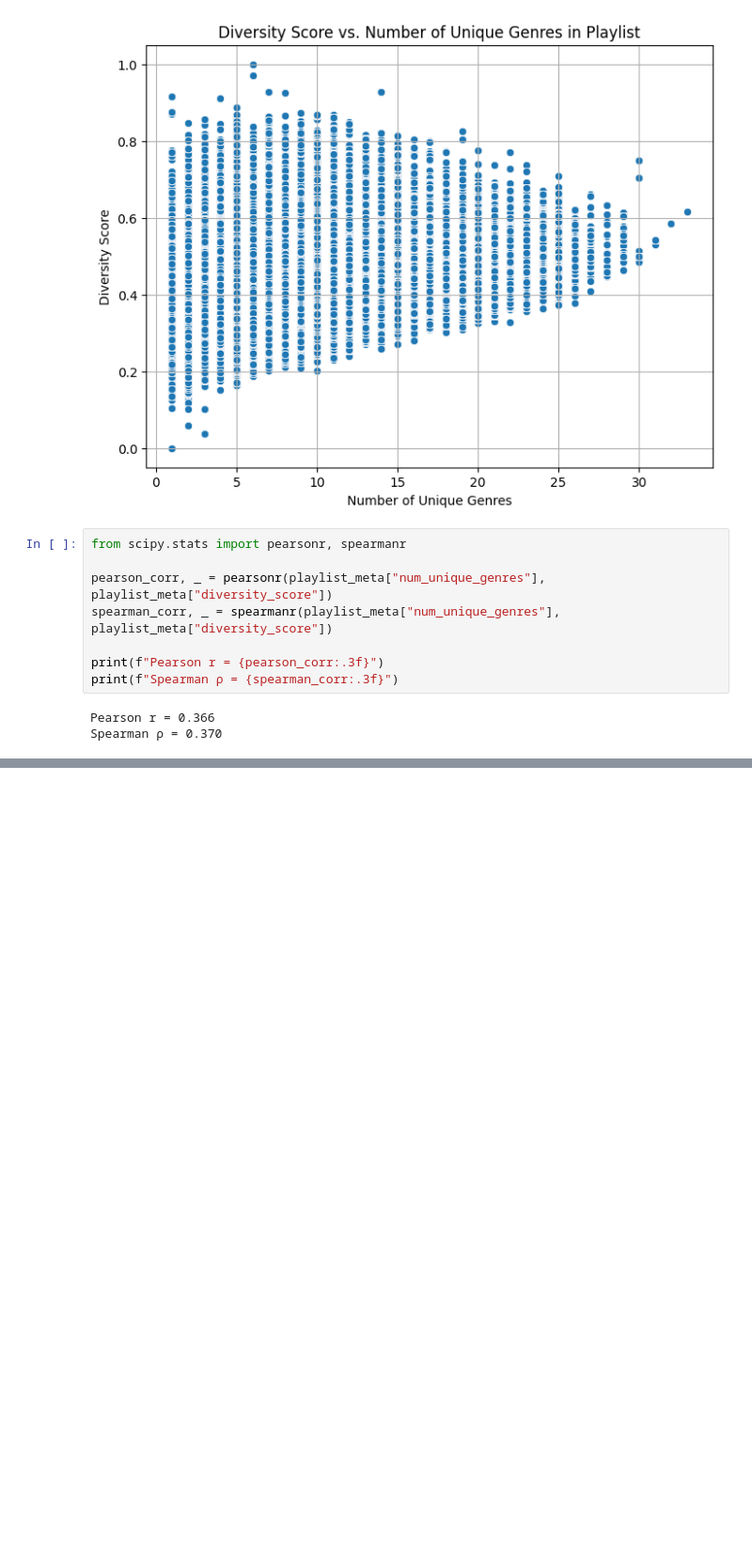
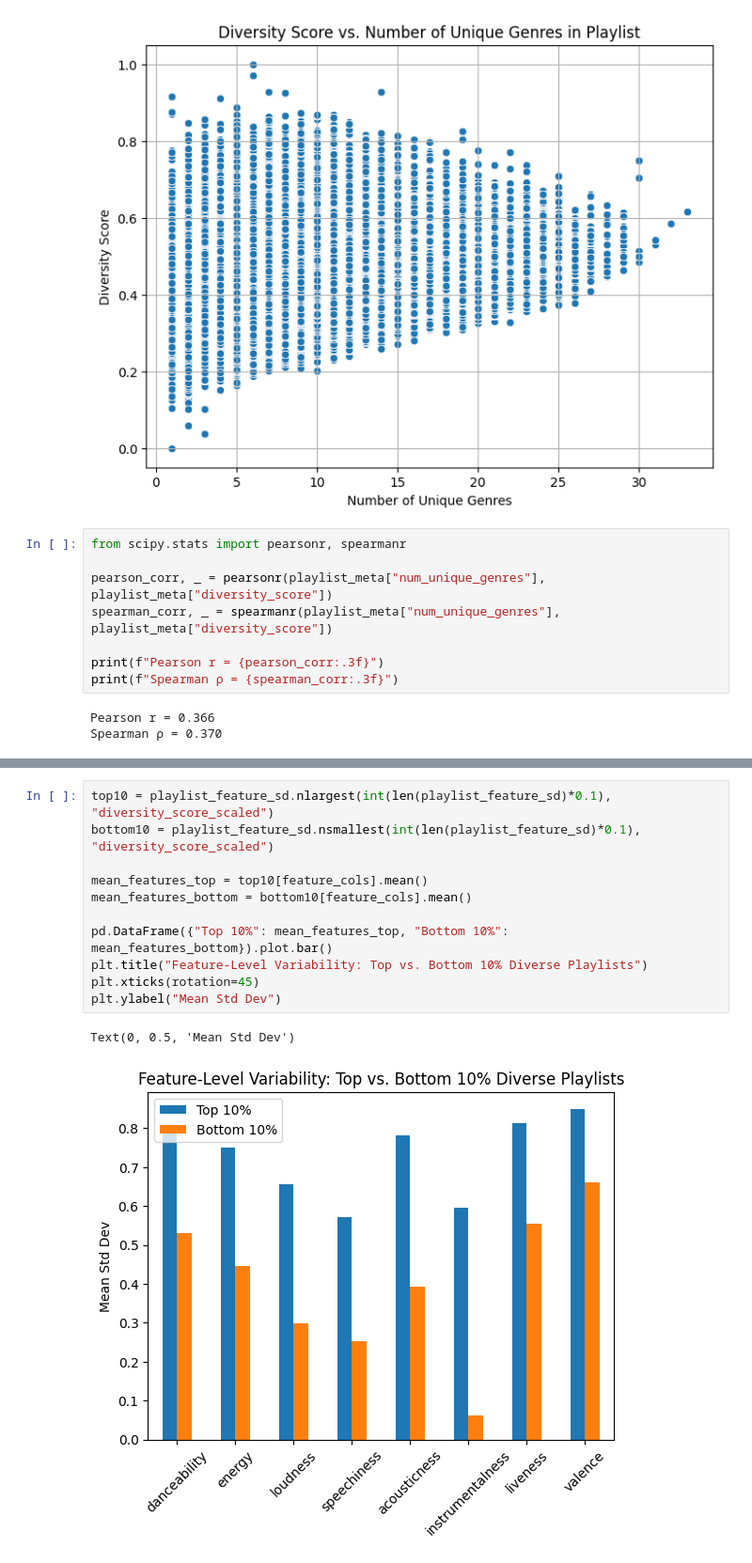
Before and after one commit to normanalexa31/TLCSS-final-project, a Jupyter notebook: clean_playlist_vector_analysis.ipynb, the cells around one changed output, grey strips where cells are left out. Shown at 94% size. Cells and saved outputs as stored; diff of their text form; blank space fills up the shorter version.

```diff
--- a/clean_playlist_vector_analysis.ipynb
+++ b/clean_playlist_vector_analysis.ipynb
@@ -553,0 +585,14 @@ Spearman ρ = 0.370
+# %%
+top10 = playlist_feature_sd.nlargest(int(len(playlist_feature_sd)*0.1), "diversity_score_scaled")
+bottom10 = playlist_feature_sd.nsmallest(int(len(playlist_feature_sd)*0.1), "diversity_score_scaled")
+
+mean_features_top = top10[feature_cols].mean()
+mean_features_bottom = bottom10[feature_cols].mean()
+
+pd.DataFrame({"Top 10%": mean_features_top, "Bottom 10%": mean_features_bottom}).plot.bar()
+plt.title("Feature-Level Variability: Top vs. Bottom 10% Diverse Playlists")
+plt.xticks(rotation=45)
+plt.ylabel("Mean Std Dev")
+# %% [output]
+Text(0, 0.5, 'Mean Std Dev')
+[figure, added]
```
Also changed, not shown: parts of 7 cells of this notebook.
